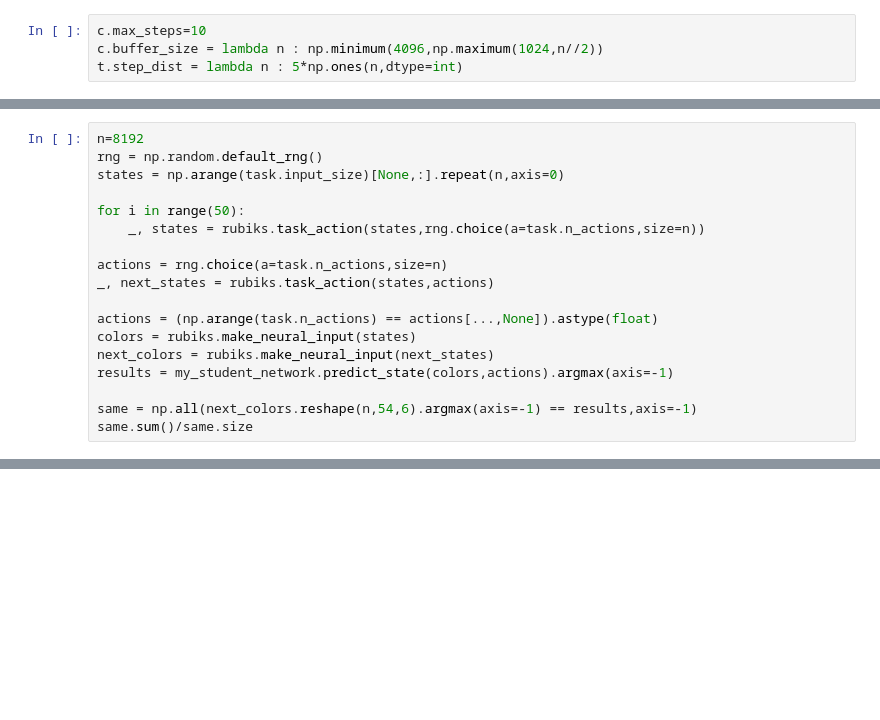
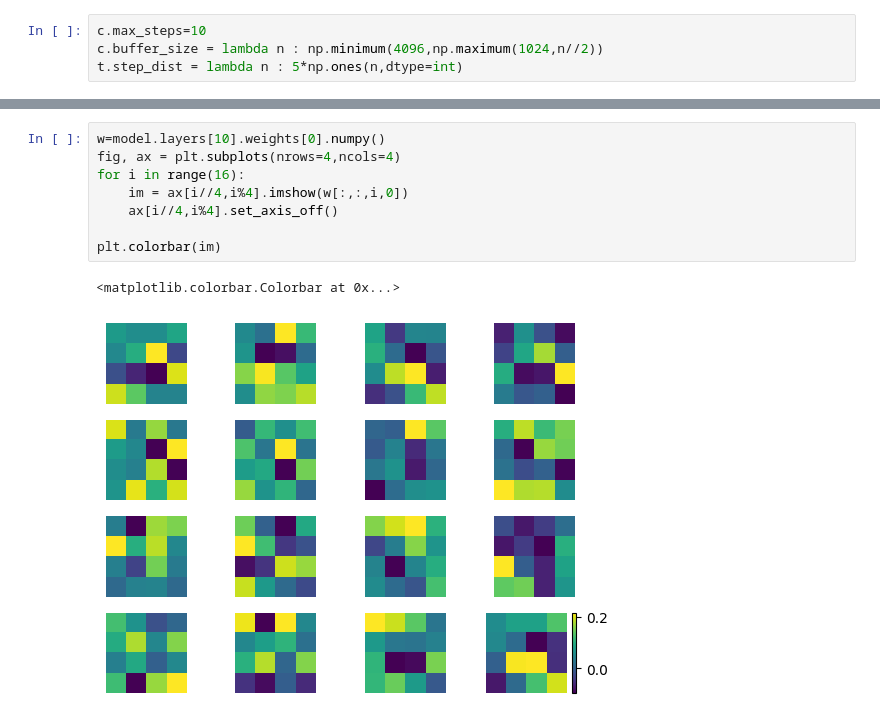
Before and after one commit to lversteegen-personal/Taskmaster, a Jupyter notebook: test1.ipynb, the cells around one changed output, grey strips where cells are left out. Drawn from its saved outputs; the diff is of its cells as text; blank space fills up the shorter version.

```diff
--- a/test1.ipynb
+++ b/test1.ipynb
@@ -132,18 +149,0 @@ print_coloring(rubiks.task_action(states,actions)[1][0])
-# %%
-n=8192
-rng = np.random.default_rng()
-states = np.arange(task.input_size)[None,:].repeat(n,axis=0)
-
-for i in range(50):
-    _, states = rubiks.task_action(states,rng.choice(a=task.n_actions,size=n))
-
-actions = rng.choice(a=task.n_actions,size=n)
-_, next_states = rubiks.task_action(states,actions)
-
-actions = (np.arange(task.n_actions) == actions[...,None]).astype(float)
-colors = rubiks.make_neural_input(states)
-next_colors = rubiks.make_neural_input(next_states)
-results = my_student_network.predict_state(colors,actions).argmax(axis=-1)
-
-same = np.all(next_colors.reshape(n,54,6).argmax(axis=-1) == results,axis=-1)
-same.sum()/same.size
@@ -182,0 +169,11 @@ model.trainable_weights
+# %%
+w=model.layers[10].weights[0].numpy()
+fig, ax = plt.subplots(nrows=4,ncols=4)
+for i in range(16):
+    im = ax[i//4,i%4].imshow(w[:,:,i,0])
+    ax[i//4,i%4].set_axis_off()
+
+plt.colorbar(im)
+# %% [output]
+<matplotlib.colorbar.Colorbar at 0x...>
+[figure, added]
```
Also changed, not shown: parts of 9 cells of this notebook, 7 other files.
